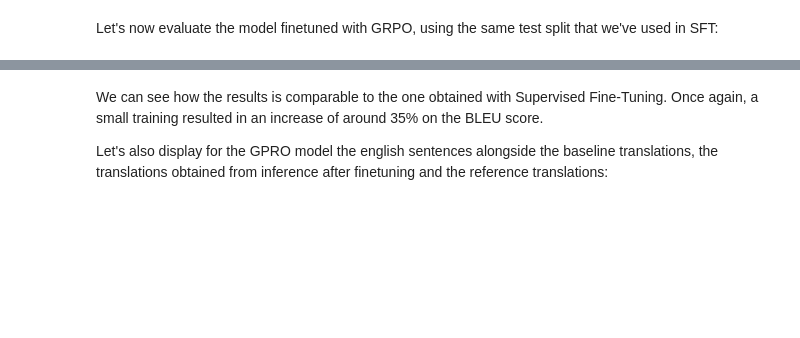
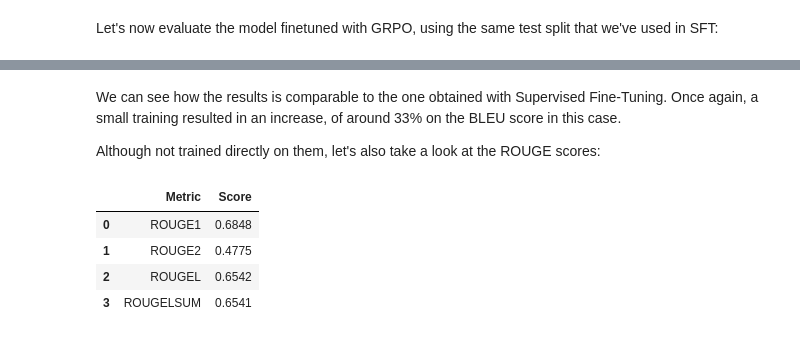
Before and after one commit to nicolo-mn/project-dm, a Jupyter notebook: ProjectDM.ipynb, the cells around one changed output, grey strips where cells are left out. Saved outputs shown, nothing was run; the diff lists cells and outputs as text; code cells hidden in the pictures; blank space fills up the shorter version.

```diff
--- a/ProjectDM.ipynb
+++ b/ProjectDM.ipynb
@@ -1084,4 +1146,12 @@ GRPO MODEL STATS:
 # %% [markdown]
-We can see how the results is comparable to the one obtained with Supervised Fine-Tuning. Once again, a small training resulted in an increase of around 35% on the BLEU score.
+We can see how the results is comparable to the one obtained with Supervised Fine-Tuning. Once again, a small training resulted in an increase, of around 33% on the BLEU score in this case.
 
-Let's also display for the GPRO model the english sentences alongside the baseline translations, the translations obtained from inference after finetuning and the reference translations:
+Although not trained directly on them, let's also take a look at the ROUGE scores:
+# %%
+format_rouge(get_rouge_scores(grpo_model_translations, test_dataset))
+# %% [output]
+|  | Metric | Score |
+| 0 | ROUGE1 | 0.6848 |
+| 1 | ROUGE2 | 0.4775 |
+| 2 | ROUGEL | 0.6542 |
+| 3 | ROUGELSUM | 0.6541 |
```
Also changed, not shown: parts of 27 cells of this notebook.
